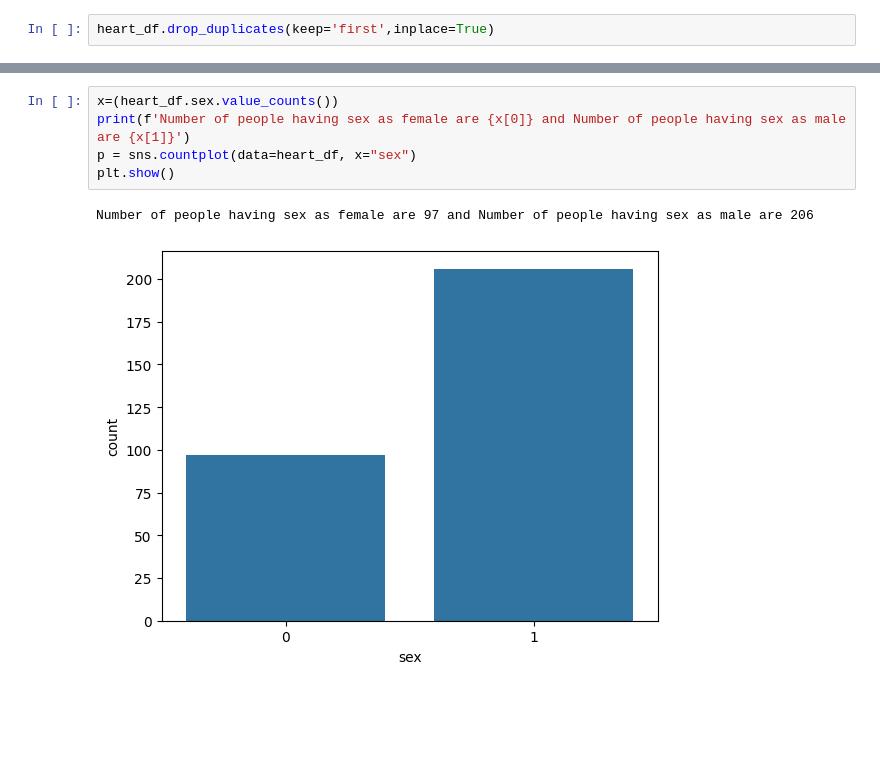
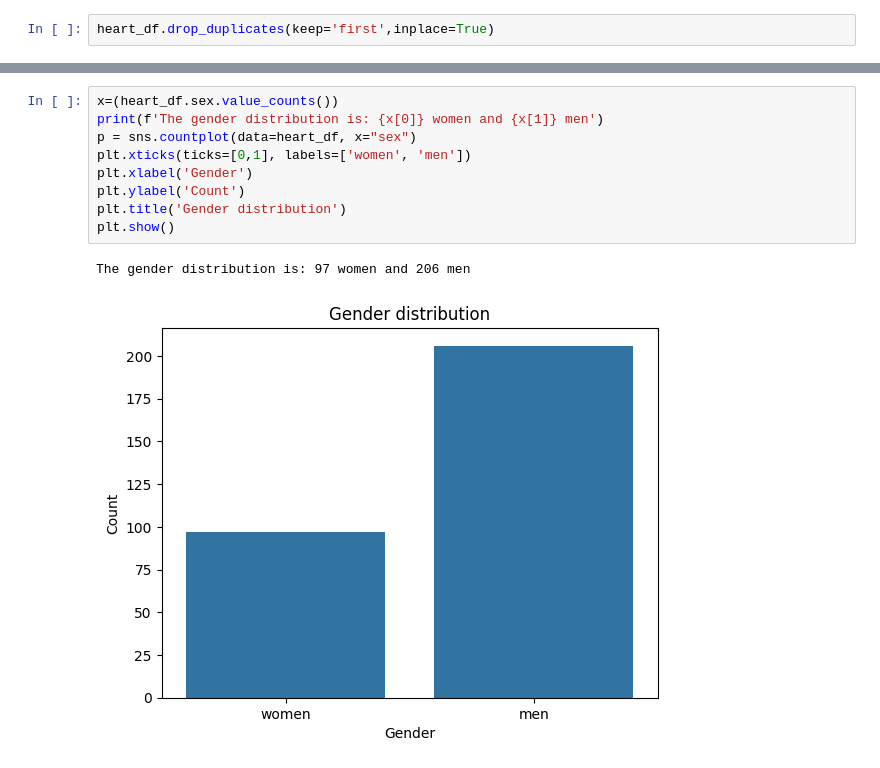
Before and after one commit to PyFenix/heart_disease_risk_prediction, a Jupyter notebook: notebooks/1.EDA-lq.ipynb, the cells around one changed output, grey strips where cells are left out. Saved outputs shown, nothing was run; the diff lists cells and outputs as text; blank space fills up the shorter version.

```diff
--- a/notebooks/1.EDA-lq.ipynb
+++ b/notebooks/1.EDA-lq.ipynb
@@ -252,9 +174,13 @@ heart_df.corr()
 | num | 0.222853 | 0.224469 | 0.407075 | 0.157754 | 0.070909 | 0.059186 | 0.183696 | -0.415040 | 0.397057 | 0.504092 | 0.377957 | ... |
 # %%
 x=(heart_df.sex.value_counts())
-print(f'Number of people having sex as female are {x[0]} and Number of people having sex as male are {x[1]}')
+print(f'The gender distribution is: {x[0]} women and {x[1]} men')
 p = sns.countplot(data=heart_df, x="sex")
+plt.xticks(ticks=[0,1], labels=['women', 'men'])
+plt.xlabel('Gender')
+plt.ylabel('Count')
+plt.title('Gender distribution')
 plt.show()
 # %% [output]
-Number of people having sex as female are 97 and Number of people having sex as male are 206
+The gender distribution is: 97 women and 206 men
-[figure, old version]
+[figure, new version]
```
Also changed, not shown: parts of 32 cells of this notebook, 6 other files.
